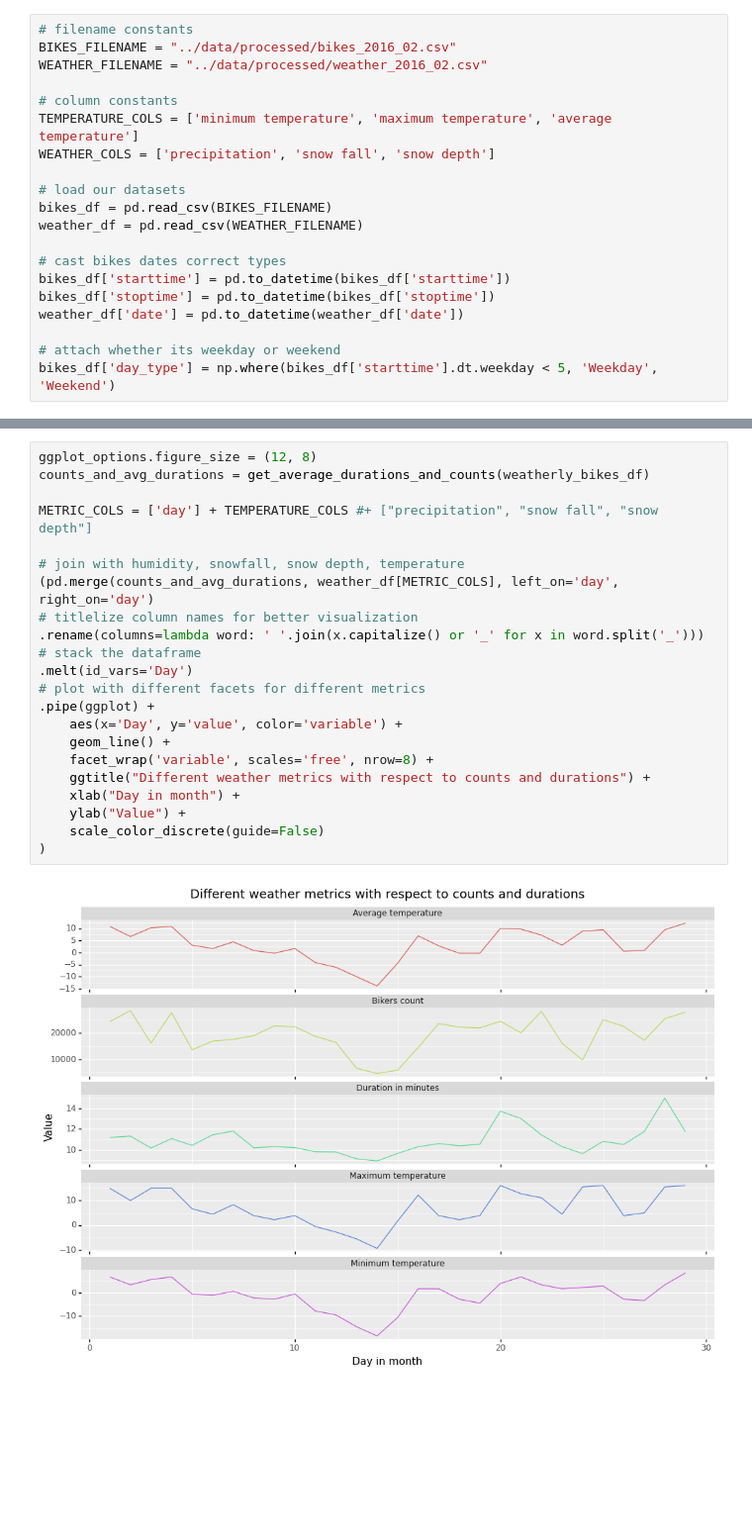
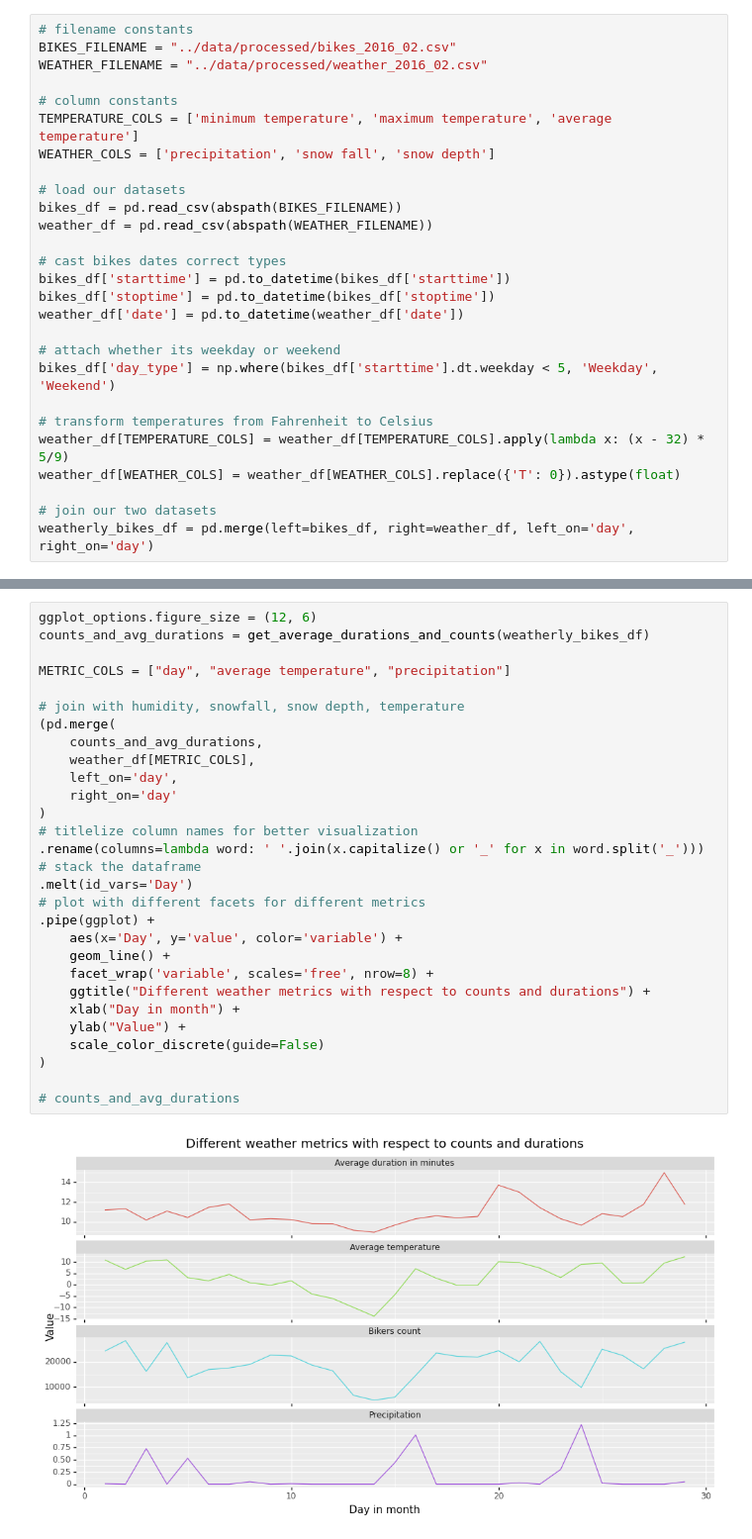
Before and after one commit to nshahpazov/nyc-bikership-analysis, a Jupyter notebook: src/03-weather-data-analysis.ipynb, the cells around one changed output, grey strips where cells are left out. Shown: that part at 99% size. Cells and saved outputs as stored; diff of their text form; blank space fills up the shorter version.

```diff
--- a/src/03-weather-data-analysis.ipynb
+++ b/src/03-weather-data-analysis.ipynb
@@ -23,8 +34,8 @@ TEMPERATURE_COLS = ['minimum temperature', 'maximum temperature', 'average tempe
 WEATHER_COLS = ['precipitation', 'snow fall', 'snow depth']
 
 # load our datasets
-bikes_df = pd.read_csv(BIKES_FILENAME)
-weather_df = pd.read_csv(WEATHER_FILENAME)
+bikes_df = pd.read_csv(abspath(BIKES_FILENAME))
+weather_df = pd.read_csv(abspath(WEATHER_FILENAME))
 
 # cast bikes dates correct types
 bikes_df['starttime'] = pd.to_datetime(bikes_df['starttime'])
@@ -33,3 +44,10 @@ weather_df['date'] = pd.to_datetime(weather_df['date'])
 
 # attach whether its weekday or weekend
 bikes_df['day_type'] = np.where(bikes_df['starttime'].dt.weekday < 5, 'Weekday', 'Weekend')
+
+# transform temperatures from Fahrenheit to Celsius
+weather_df[TEMPERATURE_COLS] = weather_df[TEMPERATURE_COLS].apply(lambda x: (x - 32) * 5/9)
+weather_df[WEATHER_COLS] = weather_df[WEATHER_COLS].replace({'T': 0}).astype(float)
+
+# join our two datasets
+weatherly_bikes_df = pd.merge(left=bikes_df, right=weather_df, left_on='day', right_on='day')
@@ -65,24 +76,31 @@ We can see that with increase of the temperature, naturally we have a higher num
 # %%
-ggplot_options.figure_size = (12, 8)
+ggplot_options.figure_size = (12, 6)
 counts_and_avg_durations = get_average_durations_and_counts(weatherly_bikes_df)
 
-METRIC_COLS = ['day'] + TEMPERATURE_COLS #+ ["precipitation", "snow fall", "snow depth"]
+METRIC_COLS = ["day", "average temperature", "precipitation"]
 
 # join with humidity, snowfall, snow depth, temperature
-(pd.merge(counts_and_avg_durations, weather_df[METRIC_COLS], left_on='day', right_on='day')
+(pd.merge(
+    counts_and_avg_durations,
+    weather_df[METRIC_COLS],
+    left_on='day',
+    right_on='day'
+)
 # titlelize column names for better visualization
 .rename(columns=lambda word: ' '.join(x.capitalize() or '_' for x in word.split('_')))
 # stack the dataframe
 .melt(id_vars='Day')
 # plot with different facets for different metrics
 .pipe(ggplot) +
     aes(x='Day', y='value', color='variable') +
     geom_line() +
     facet_wrap('variable', scales='free', nrow=8) +
     ggtitle("Different weather metrics with respect to counts and durations") +
     xlab("Day in month") +
     ylab("Value") +
     scale_color_discrete(guide=False)
 )
+
+# counts_and_avg_durations
 # %% [output]
-[figure, old version]
+[figure, new version]
```
Also changed, not shown: parts of 13 cells of this notebook, 6 other files.
